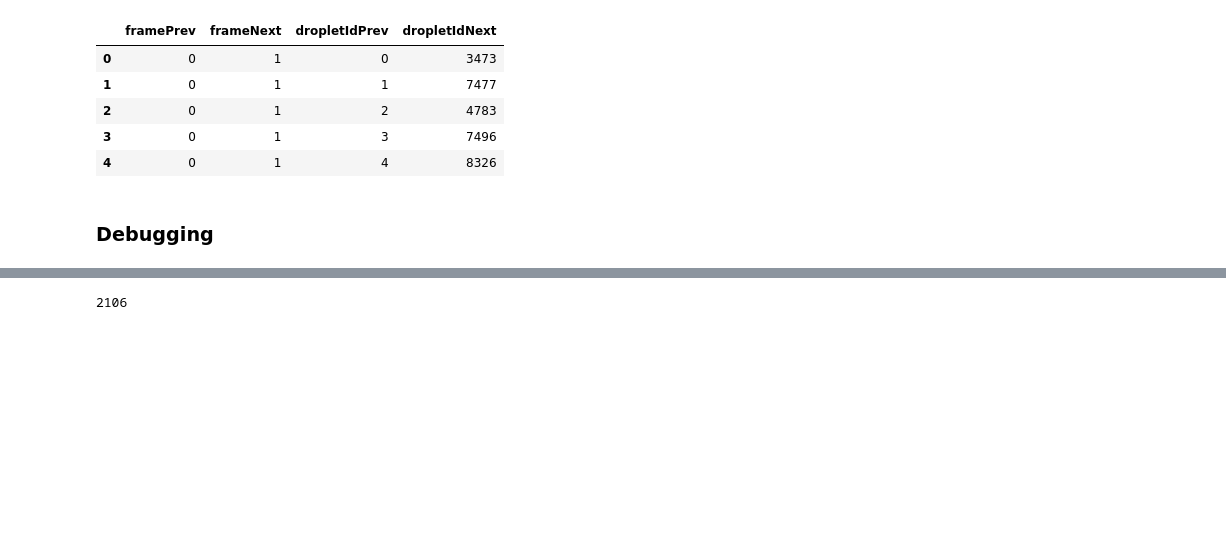
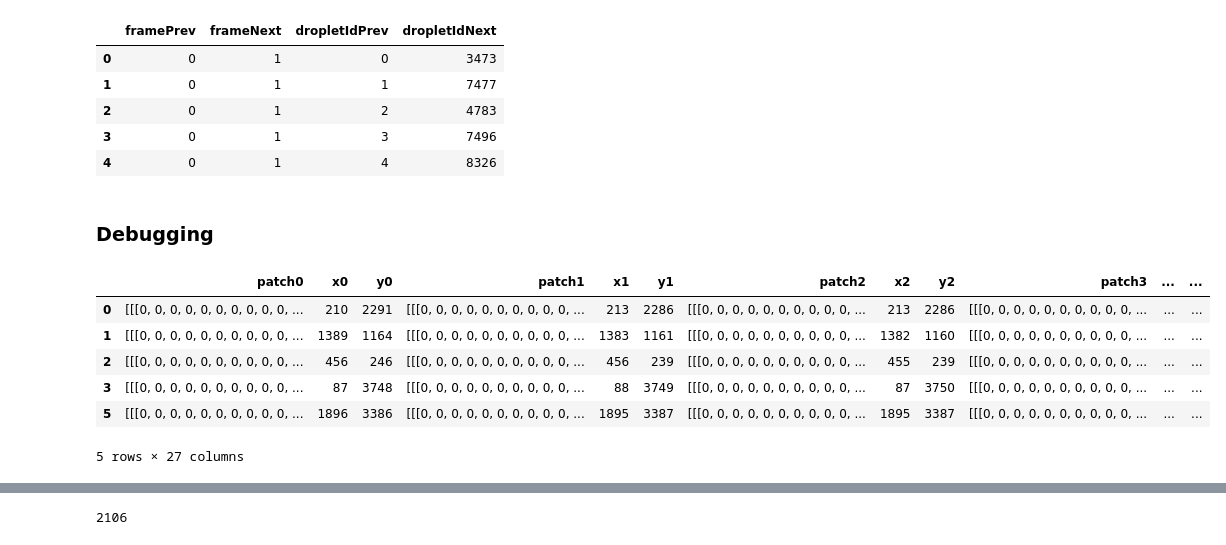
Before and after one commit to richdanis/DrTrack, a Jupyter notebook: notebooks/inspect_datastructure.ipynb, the cells around one changed output, grey strips where cells are left out. Saved outputs shown, nothing was run; the diff lists cells and outputs as text; code cells hidden in the pictures; blank space fills up the shorter version.

```diff
--- a/notebooks/inspect_datastructure.ipynb
+++ b/notebooks/inspect_datastructure.ipynb
@@ -210,3 +210,13 @@ def get_labels(mapped_patches, num_frames):
 import tqdm
 
 res = create_mapping_df(X_df, tracking_df)
+# %%
+res.head()
+# %% [output]
+|  | patch0 | x0 | y0 | patch1 | x1 | y1 | patch2 | x2 | y2 | patch3 | ... | ... |
+| 0 | [[[0, 0, 0, 0, 0, 0, 0, 0, 0, 0, ... | 210 | 2291 | [[[0, 0, 0, 0, 0, 0, 0, 0, 0, 0, ... | 213 | 2286 | [[[0, 0, 0, 0, 0, 0, 0, 0, 0, 0, ... | 213 | 2286 | [[[0, 0, 0, 0, 0, 0, 0, 0, 0, 0, ... | ... | ... |
+| 1 | [[[0, 0, 0, 0, 0, 0, 0, 0, 0, 0, ... | 1389 | 1164 | [[[0, 0, 0, 0, 0, 0, 0, 0, 0, 0, ... | 1383 | 1161 | [[[0, 0, 0, 0, 0, 0, 0, 0, 0, 0, ... | 1382 | 1160 | [[[0, 0, 0, 0, 0, 0, 0, 0, 0, 0, ... | ... | ... |
+| 2 | [[[0, 0, 0, 0, 0, 0, 0, 0, 0, 0, ... | 456 | 246 | [[[0, 0, 0, 0, 0, 0, 0, 0, 0, 0, ... | 456 | 239 | [[[0, 0, 0, 0, 0, 0, 0, 0, 0, 0, ... | 455 | 239 | [[[0, 0, 0, 0, 0, 0, 0, 0, 0, 0, ... | ... | ... |
+| 3 | [[[0, 0, 0, 0, 0, 0, 0, 0, 0, 0, ... | 87 | 3748 | [[[0, 0, 0, 0, 0, 0, 0, 0, 0, 0, ... | 88 | 3749 | [[[0, 0, 0, 0, 0, 0, 0, 0, 0, 0, ... | 87 | 3750 | [[[0, 0, 0, 0, 0, 0, 0, 0, 0, 0, ... | ... | ... |
+| 5 | [[[0, 0, 0, 0, 0, 0, 0, 0, 0, 0, ... | 1896 | 3386 | [[[0, 0, 0, 0, 0, 0, 0, 0, 0, 0, ... | 1895 | 3387 | [[[0, 0, 0, 0, 0, 0, 0, 0, 0, 0, ... | 1895 | 3387 | [[[0, 0, 0, 0, 0, 0, 0, 0, 0, 0, ... | ... | ... |
+5 rows × 27 columns
```
Also changed, not shown: parts of 4 cells of this notebook, 1 other file.
